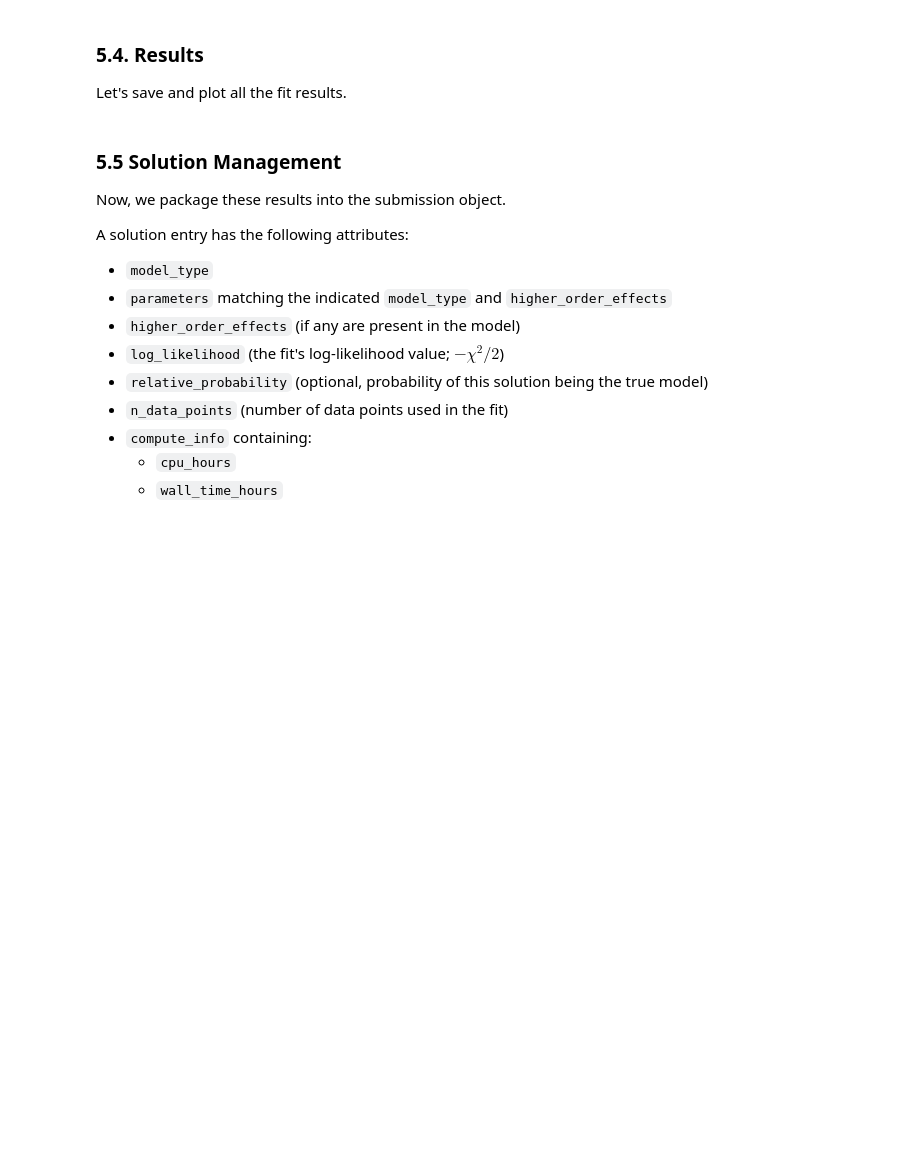
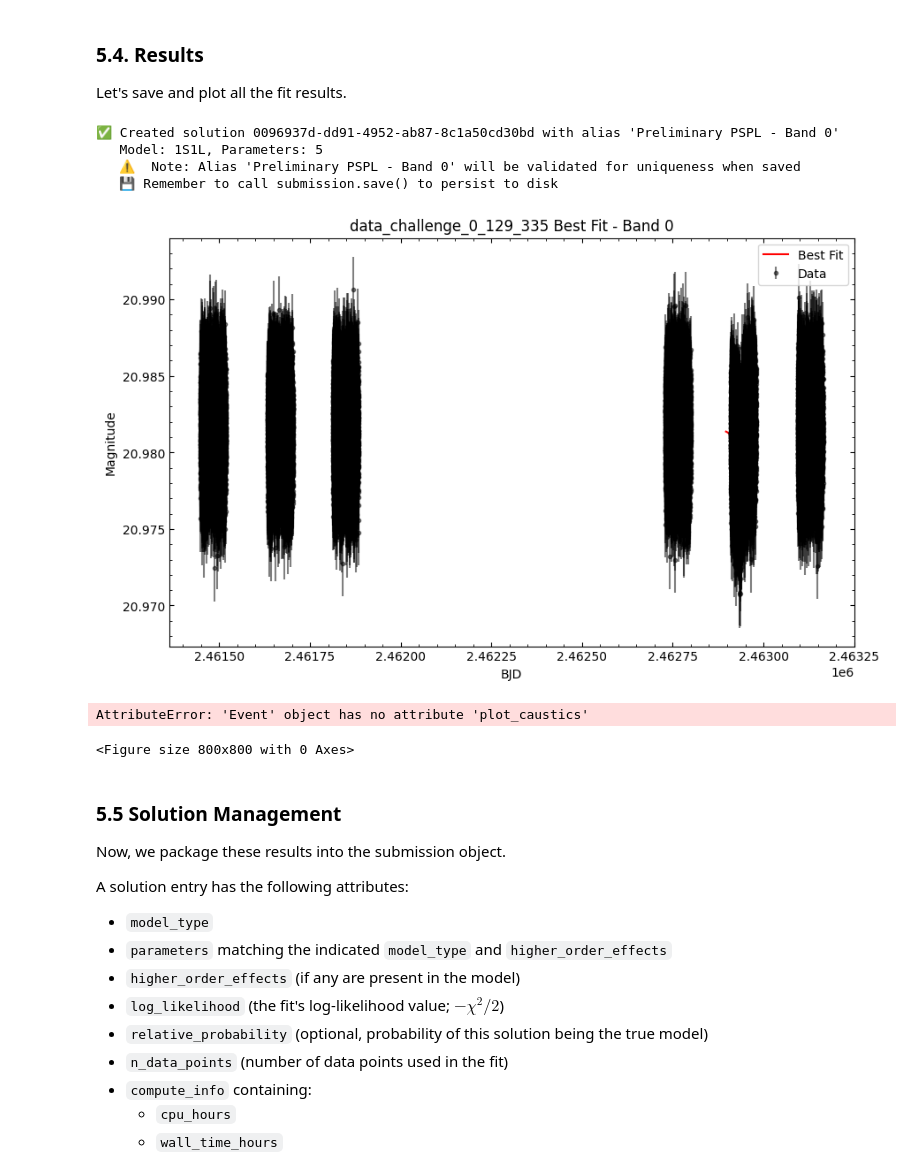
Before and after one commit to AmberLee2427/data-challenge-notebooks, a Jupyter notebook: AAS Workshop/Session A: Nexus/Nexus_Workflow.ipynb, the cells around one changed output. Saved outputs shown, nothing was run; the diff lists cells and outputs as text; code cells hidden in the pictures; blank space fills up the shorter version.

```diff
--- a/AAS Workshop/Session A: Nexus/Nexus_Workflow.ipynb
+++ b/AAS Workshop/Session A: Nexus/Nexus_Workflow.ipynb
@@ -112,15 +195,18 @@ If the directory at `project_path` does not exist, it will be created with the c
 You can then set the required metadata (like `team_name`, `tier`, etc.) on the returned `Submission` object, and call `.save()` to persist it.
 # %%
 # Define your project directory in your persistent home folder
-project_path = Path("./my_dc2_submission")
+#TEAM_NAME = "The Transiting Poachers"  # Nexus team name
+TEAM_NAME = "rges-pit"
+project_path = Path(f"/teams/{TEAM_NAME}/")
+
 # To locate your submission project in the current working directory, use:
-# project_path = Path.cwd() / "my_dc2_submission"
+# project_path = Path.cwd() / TEAM_NAME
 # To locate your submission project in your home directory, use:
-# project_path = Path.home() / "my_dc2_submission"
+# project_path = Path.home() / TEAM_NAME
 
 # Now, load the project into our session
 submission = microlens_submit.load(project_path)  # creates the project directory if it doesn't exist
-submission.team_name = "The Transiting Poachers"
+submission.team_name = TEAM_NAME  # assuming your Nexus team name is the same as your data-challenge team name
 submission.tier = TIER
 print(f"\nProject for '{submission.team_name}' loaded successfully.")
 
@@ -311,21 +408,21 @@ As an example, we are going to do a preliminary fit using only one band and a po
 # 5.1. Define the model (e.g., Point Source Point Lens)
 # Use only the first band for this preliminary fit
 first_band = bands[0]
-band_mask = data['band'] == first_band
-band_data = data[band_mask]
+band_mask = lc_data["observatory_code"] == first_band
+band_data = lc_data[band_mask]
 
 # Create MulensModel data object for the first band
 my_data = MulensModel.MulensData(
-    data_list=[band_data['HJD'],
+    data_list=[band_data['BJD'],
                band_data['mag'],
                band_data['mag_err']],
     phot_fmt='mag',
-    bandpass='H'
+    bandpass='H'  # randomly chosen - not indicative of the true band color
 )
 
 # Initial model parameters (no parallax for preliminary fit)
 initial_params = {
-    't_0': band_data['HJD'][np.argmin(band_data['mag'])],
+    't_0': band_data['BJD'][np.argmin(band_data['mag'])],
     'u_0': 0.1,
     't_E': 25.,
 }
@@ -454,8 +567,14 @@ solution = event.add_solution(
     parameters=best_fit_params,
     alias=f"Preliminary PSPL - Band {first_band}"
 )
+solution.bands = ["0"]
 
 # We are doing this now because we want generated solution id for our file paths
+# %% [output]
+✅ Created solution 0096937d-dd91-4952-ab87-8c1a50cd30bd with alias 'Preliminary PSPL - Band 0'
+   Model: 1S1L, Parameters: 5
+   ⚠️  Note: Alias 'Preliminary PSPL - Band 0' will be validated for uniqueness when saved
+   💾 Remember to call submission.save() to persist to disk
 # %%
 # Save posteriors
 posterior_dir = Path(project_path) / "events" / EVENT_ID / "solutions" / solution.solution_id
@@ -467,34 +586,38 @@ posterior_data = np.column_stack([
     samples[:, 0], samples[:, 1], samples[:, 2]
 ])
 np.savetxt(posterior_path, posterior_data,
            delimiter=',',
            header='t0,u0,tE',
            comments='')
 
 # Save lightcurve plot
 plt.figure(figsize=(10, 6))
 plt.errorbar(my_data.time, my_data.mag, yerr=my_data.err_mag, fmt='.',
              color='k', alpha=0.5, label='Data')
 
 # Plot best fit model using the event object
 event_object.plot_model(color='r', label='Best Fit')
 plt.legend()
 plt.gca().invert_yaxis()
 plt.title(f"{EVENT_ID} Best Fit - Band {first_band}")
-plt.xlabel("HJD")
+plt.xlabel("BJD")
 plt.ylabel("Magnitude")
 
 lightcurve_path = posterior_dir / "lightcurve.png"
 plt.savefig(lightcurve_path, dpi=150, bbox_inches='tight')
 plt.show()
 
 # Save caustic diagram (for PSPL, this will be empty since no caustics)
 plt.figure(figsize=(8, 8))
 event_object.plot_caustics()
 plt.title(f"{EVENT_ID} Caustic Diagram - Band {first_band}")
 caustic_path = posterior_dir / "caustic.png"
 plt.savefig(caustic_path, dpi=150, bbox_inches='tight')
 plt.show()
+# %% [output]
+[figure, added]
+AttributeError: 'Event' object has no attribute 'plot_caustics'
+<Figure size 800x800 with 0 Axes>
 # %% [markdown]
 ### 5.5 Solution Management
 
```
Also changed, not shown: parts of 21 cells of this notebook, 1 other file.
